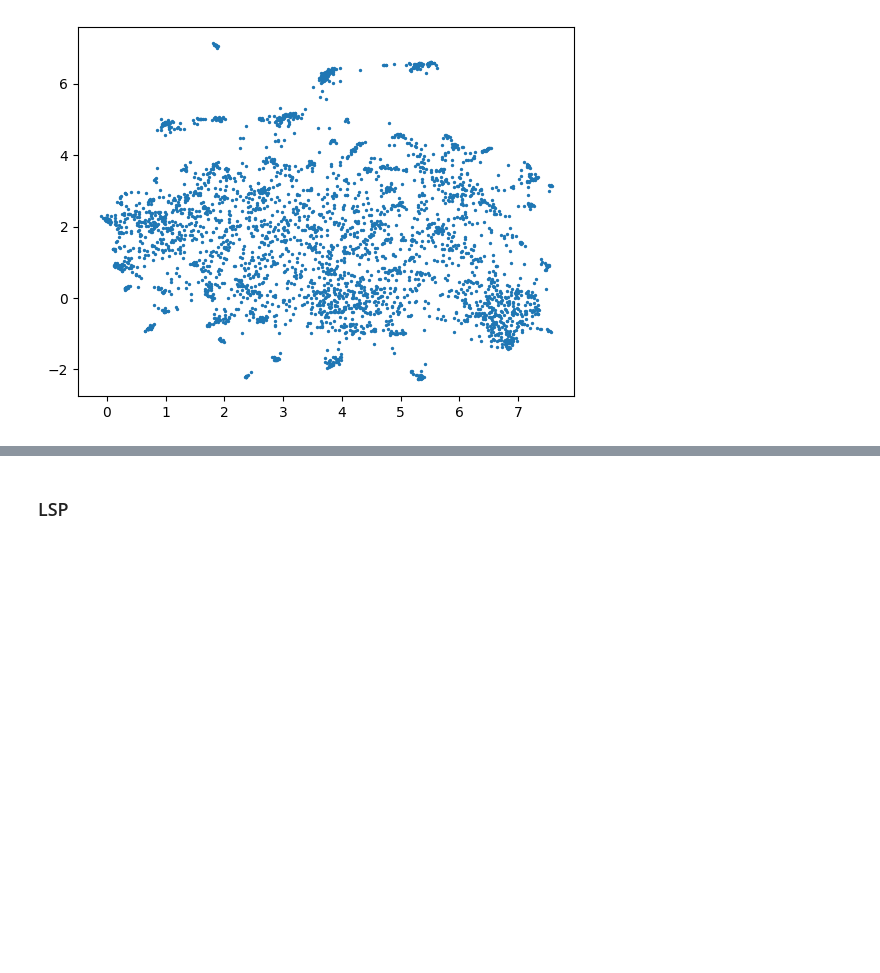
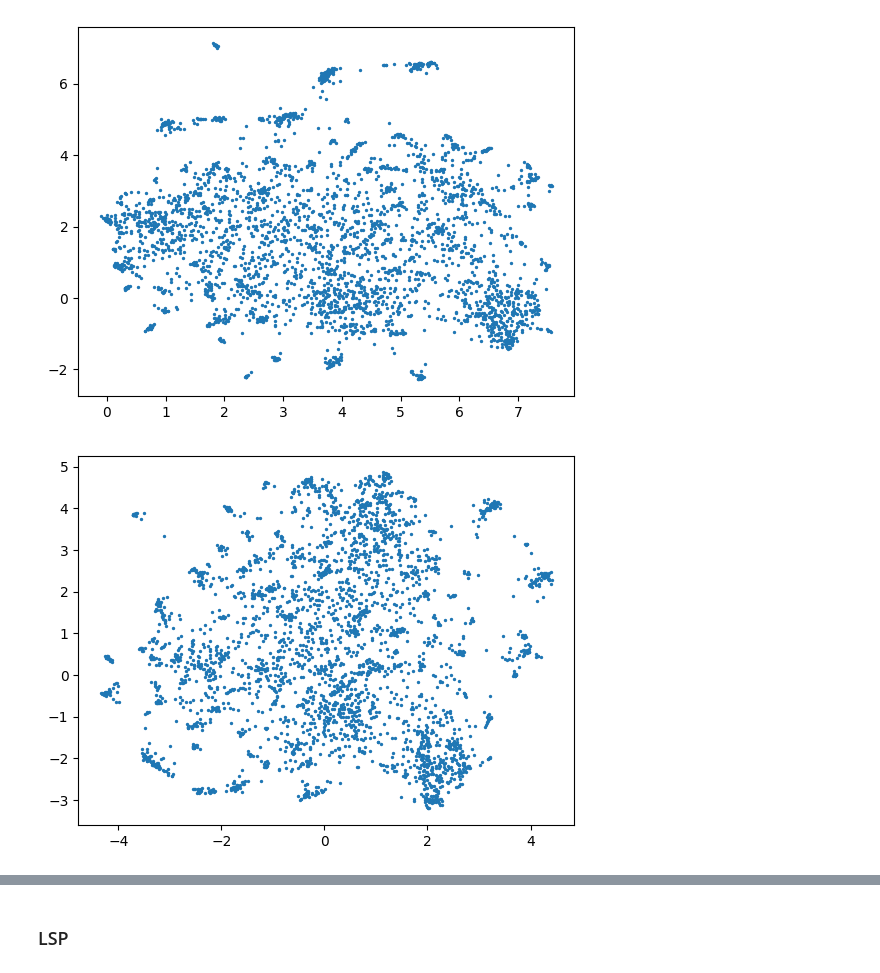
Before and after one commit to mlynatom/viz_project, a Jupyter notebook: data_view.ipynb, the cells around one changed output, grey strips where cells are left out. Drawn from its saved outputs; the diff is of its cells as text; code cells hidden in the pictures; blank space fills up the shorter version.

```diff
--- a/data_view.ipynb
+++ b/data_view.ipynb
@@ -151,6 +192,10 @@ reduce_dim(TSNE(n_components=2, init="random", random_state=SEED), tf_idf_matrix
 reduce_dim(umap.UMAP(n_components=2), tf_idf_matrix_kos)
 # %% [output]
 [figure]
+# %%
+reduce_dim(umap.UMAP(n_components=2), tf_idf_matrix_kos_lemma)
+# %% [output]
+[figure, added]
 # %%
 reduce_dim(umap.UMAP(n_components=2), tf_idf_matrix_nips)
 # %% [output]
```
Also changed, not shown: parts of 9 cells of this notebook, 11 other files.
